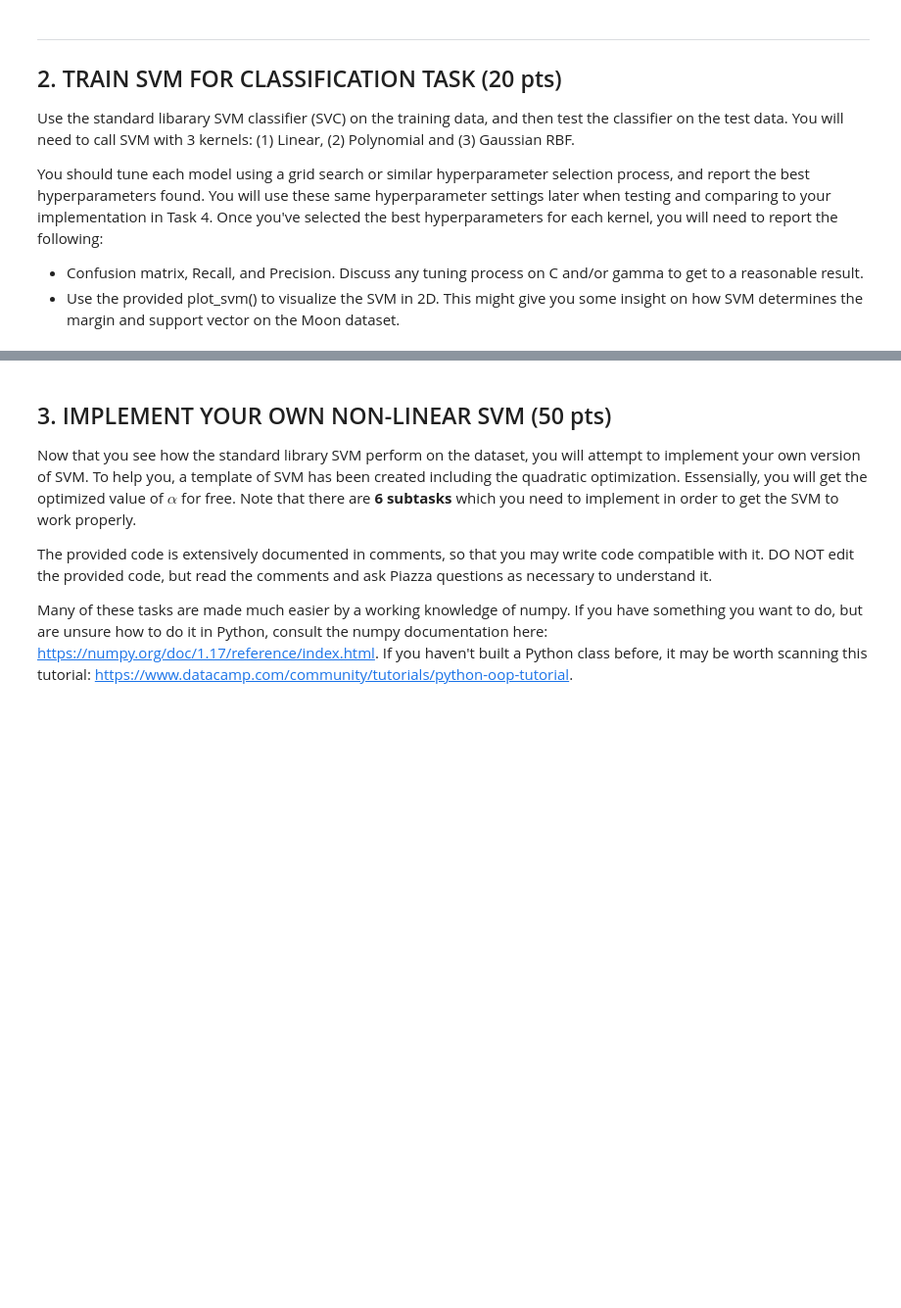
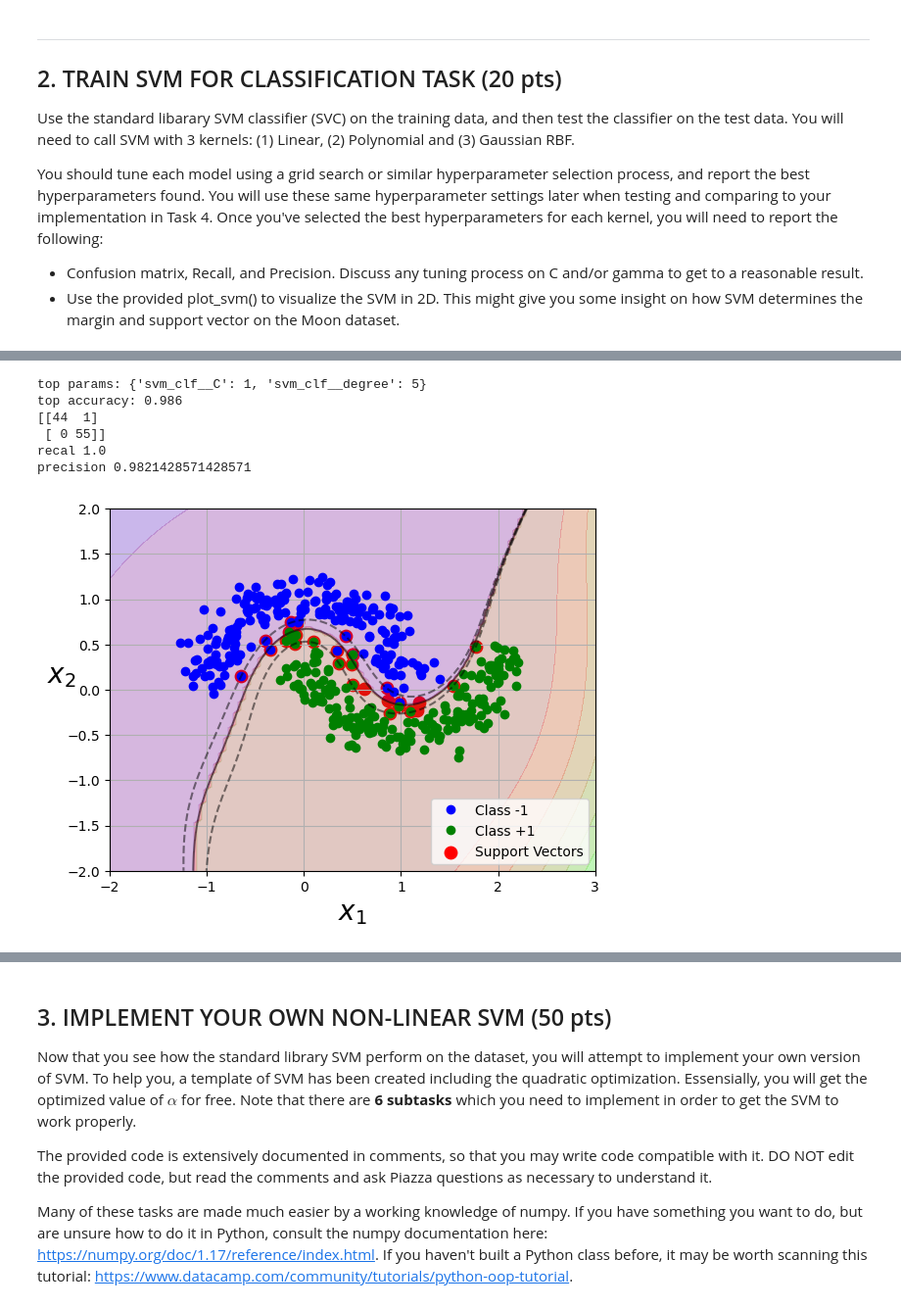
Before and after one commit to eva-butler/CS4774, a Jupyter notebook: sae9fp_assignment_3_svm.ipynb, the cells around one changed output, grey strips where cells are left out. Shown: that part at 98% size. Saved outputs shown, nothing was run; the diff lists cells and outputs as text; code cells hidden in the pictures; blank space fills up the shorter version.

```diff
--- a/sae9fp_assignment_3_svm.ipynb
+++ b/sae9fp_assignment_3_svm.ipynb
@@ -81,0 +125,38 @@ from sklearn.svm import SVC
+# %%
+#Now lets do Polynomial:
+from sklearn.preprocessing import PolynomialFeatures
+polynomial_svm_clf = Pipeline([
+        ("svm_clf", SVC( kernel="poly", coef0=1))
+    ])
+
+polynomial_svm_clf.fit(X, y)
+
+C_and_Degree_grid = {
+    "svm_clf__C": [ 0.1, 1, 5, 10],
+    "svm_clf__degree": [ 3, 4, 5, 6],
+}
+grid_search = GridSearchCV(polynomial_svm_clf, C_and_Degree_grid, cv=5, scoring='accuracy')
+grid_search.fit(X, y)
+
+print("top params:", grid_search.best_params_)
+print("top accuracy:", grid_search.best_score_)
+
+best_poly = grid_search.best_estimator_
+poly_predictions = best_poly.predict(X_test)
+
+print(confusion_matrix(y_test, poly_predictions))
+print("recal", recall_score(y_test, poly_predictions))
+print("precision",  precision_score(y_test, poly_predictions))
+
+plot_svm(best_poly.named_steps["svm_clf"], X_train, y_train)
+plt.show()
+
+#For the tuning process of C and degree, I just used the grid search method to determine which values performed the best
+# %% [output]
+top params: {'svm_clf__C': 1, 'svm_clf__degree': 5}
+top accuracy: 0.986
+[[44  1]
+ [ 0 55]]
+recal 1.0
+precision 0.9821428571428571
+[figure, added]
```
Also changed, not shown: parts of 12 cells of this notebook.
